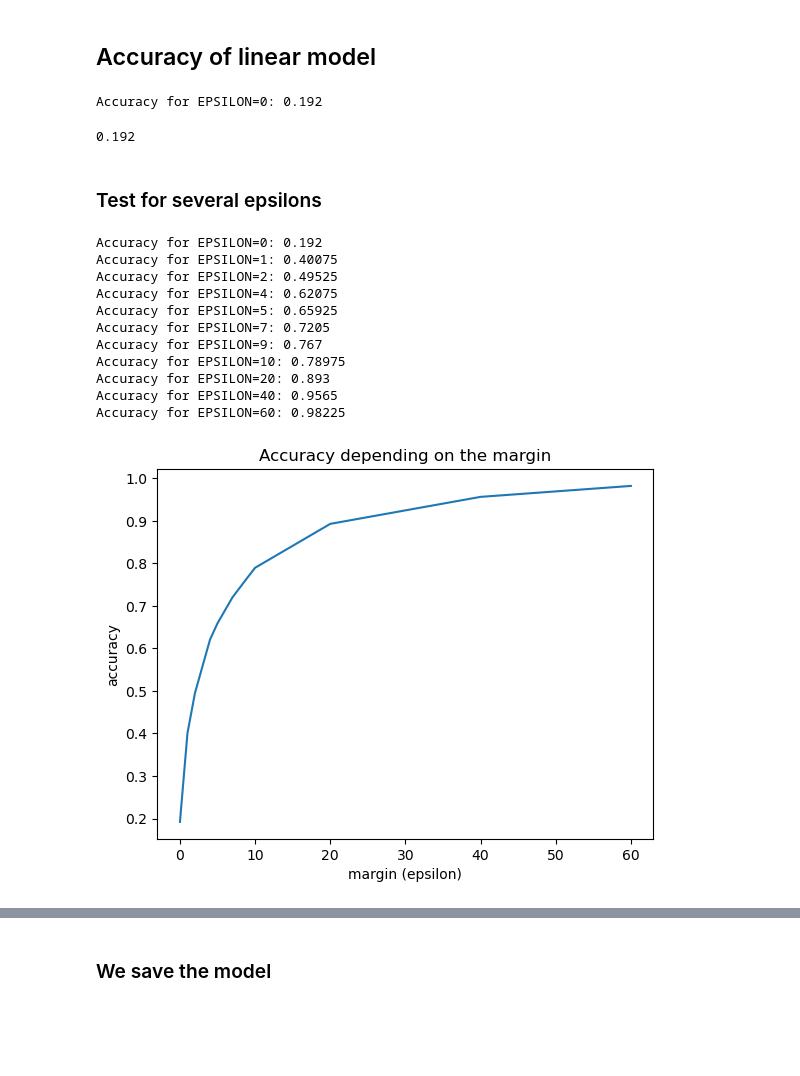
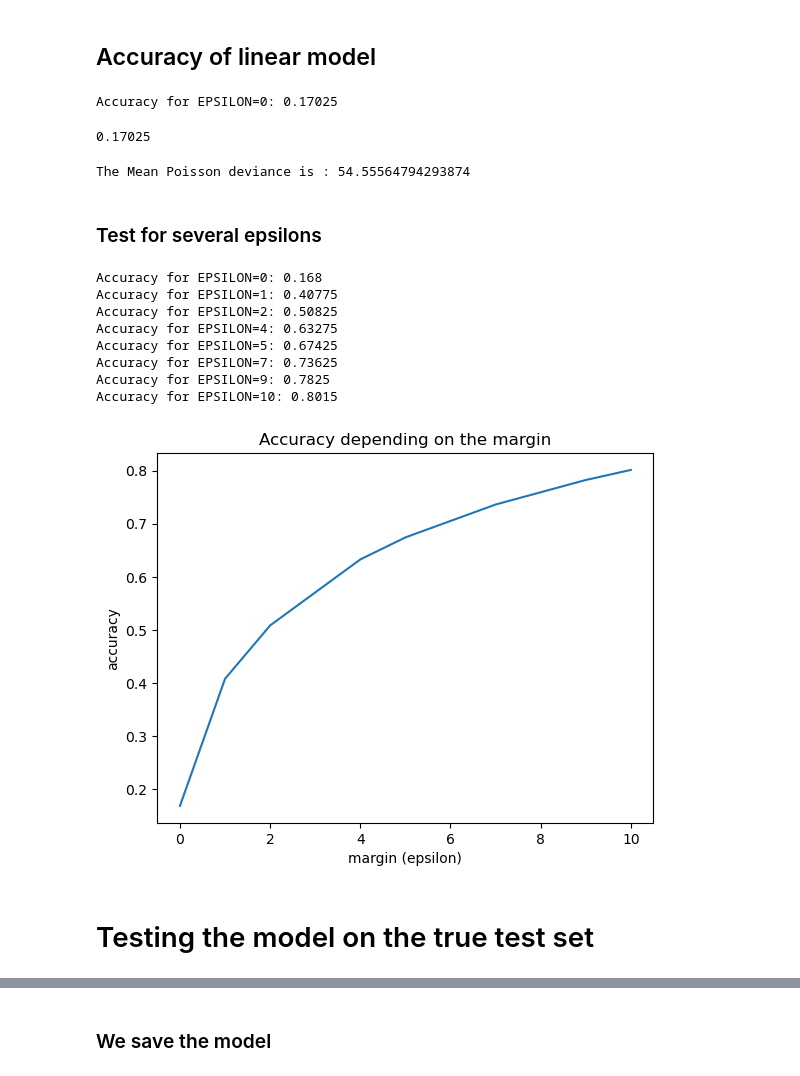
Before and after one commit to Germouche/ml-project, a Jupyter notebook: linear_model.ipynb, the cells around one changed output, grey strips where cells are left out. Drawn from its saved outputs; the diff is of its cells as text; code cells hidden in the pictures; blank space fills up the shorter version.

```diff
--- a/linear_model.ipynb
+++ b/linear_model.ipynb
@@ -13,8 +15,11 @@ import statsmodels.formula.api as smf
 %matplotlib inline
 # %%
 import pickle5 as pickle
+
 with open("./listings.pkl", "rb") as fh:
   data = pickle.load(fh)
+with open("./test_listings_overall.pkl", "rb") as fh:
+    data_test = pickle.load(fh)
 # %% [markdown]
 # Understanding the data
 # %%
@@ -505,16 +627,39 @@ Epoch[300], val_loss: 8.5185
 # %%
 # We try to test our model on a random value of the test set
 
-def predict_single(input, target, model):
+def predict_single(input, model):
     inputs = input.unsqueeze(0)
     predictions = model(inputs)
     prediction = predictions[0].detach()
     return prediction
 
 input, target = val_ds[50]
-prediction = predict_single(input, target, model)
+prediction = predict_single(input, model)
 
 print("Input:", input)
 print("Target:", target)
 print("Prediction:", prediction)
+print()
+
+
+# Return the entire predictions (Tensor Y_label)
+
+def predict_all(val_ds, model):
+    predictions = []
+    targets = []
+    for i in range(len(val_ds)):
+       input, target = val_ds[i]
+       prediction = predict_single(input, model)
+       predictions.append(prediction.numpy()[0])
+       targets.append(target)
+    return predictions, targets
+
+predictions, targets = predict_all(val_ds, model)
+
+#On arrondi à l'entier le plus proche pour effectuer notre prédiction et on remplace les valeurs négatives
+# predictions = np.round(predictions)
+predictions = [max(10**(-9),k) for k in predictions]
+
+# print(predictions)
+# print(targets)
 # %% [output]
@@ -554,7 +681,7 @@ def accuracy(val_ds, model, EPSILON):
     corrects = 0
     for i in range(len(val_ds)):
         input, target = val_ds[i]
-        prediction = predict_single(input, target, model)
+        prediction = predict_single(input, model)
         prediction = np.round(prediction)
         if prediction <= target + EPSILON and prediction >= target - EPSILON:
             corrects+=1
@@ -564,36 +691,42 @@ def accuracy(val_ds, model, EPSILON):
 
 accuracy(val_ds, model, EPSILON)
 # %% [output]
-Accuracy for EPSILON=0: 0.192
+Accuracy for EPSILON=0: 0.17025
-0.192
+0.17025
+# %%
+#Using Mean Poisson deviance
+from sklearn.metrics import mean_poisson_deviance
+
+print("The Mean Poisson deviance is :", mean_poisson_deviance(targets, predictions))
+# %% [output]
+The Mean Poisson deviance is : 54.55564794293874
 # %% [markdown]
 ### Test for several epsilons
 # %%
 # We test for several epsilons
-EPSILONS = [0, 1, 2, 4, 5, 7, 9, 10, 20, 40 ,60]
+EPSILONS = [0, 1, 2, 4, 5, 7, 9, 10]
 
 def plot_accuracy(val_ds, model, EPSILONS):
     accuracies = []
     for eps in EPSILONS:
         acc = accuracy(val_ds, model, eps)
         accuracies.append(acc)
 
     plt.plot(EPSILONS, accuracies)
     plt.xlabel("margin (epsilon)")
     plt.ylabel("accuracy")
     plt.title("Accuracy depending on the margin")
 
 plot_accuracy(val_ds, model, EPSILONS)
 # %% [output]
-Accuracy for EPSILON=0: 0.192
-Accuracy for EPSILON=1: 0.40075
-Accuracy for EPSILON=2: 0.49525
-Accuracy for EPSILON=4: 0.62075
-Accuracy for EPSILON=5: 0.65925
-Accuracy for EPSILON=7: 0.7205
-Accuracy for EPSILON=9: 0.767
-Accuracy for EPSILON=10: 0.78975
-Accuracy for EPSILON=20: 0.893
-Accuracy for EPSILON=40: 0.9565
-Accuracy for EPSILON=60: 0.98225
+Accuracy for EPSILON=0: 0.168
+Accuracy for EPSILON=1: 0.40775
+Accuracy for EPSILON=2: 0.50825
+Accuracy for EPSILON=4: 0.63275
+Accuracy for EPSILON=5: 0.67425
+Accuracy for EPSILON=7: 0.73625
+Accuracy for EPSILON=9: 0.7825
+Accuracy for EPSILON=10: 0.8015
-[figure, old version]
+[figure, new version]
+# %% [markdown]
+# Testing the model on the true test set
```
Also changed, not shown: parts of 36 cells of this notebook.
